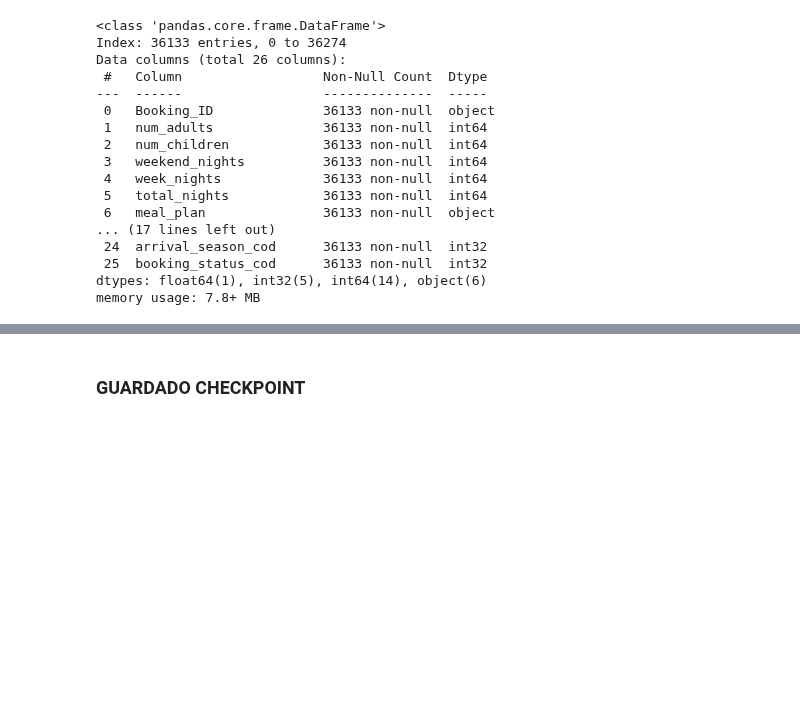
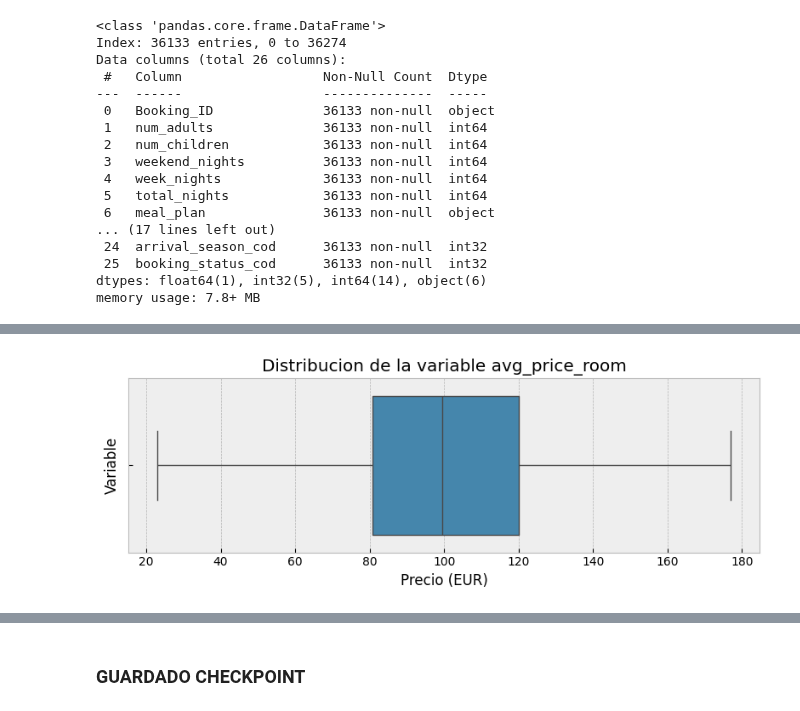
Before and after one commit to arielRas/CoderHouseDataScience-ProyectoFinal, a Jupyter notebook: DataWrangling.ipynb, the cells around one changed output, grey strips where cells are left out. Cells and saved outputs as stored; diff of their text form; code cells hidden in the pictures; blank space fills up the shorter version.

```diff
--- a/DataWrangling.ipynb
+++ b/DataWrangling.ipynb
@@ -615,0 +667,13 @@ memory usage: 7.8+ MB
+# %%
+#BOXPLOT PARA DETECION DE OUTLIERS
+plt.figure(figsize=(8,3))
+mpl.style.use('bmh')
+sns.boxplot(x=df.avg_price_room)
+plt.title('Distribucion de la variable avg_price_room')
+plt.xlabel('Precio (EUR)')
+plt.ylabel('Variable')
+plt.tight_layout()
+plt.show()
+mpl.style.use('default')
+# %% [output]
+[figure, added]
```
Also changed, not shown: parts of 28 cells of this notebook, 1 other file.
